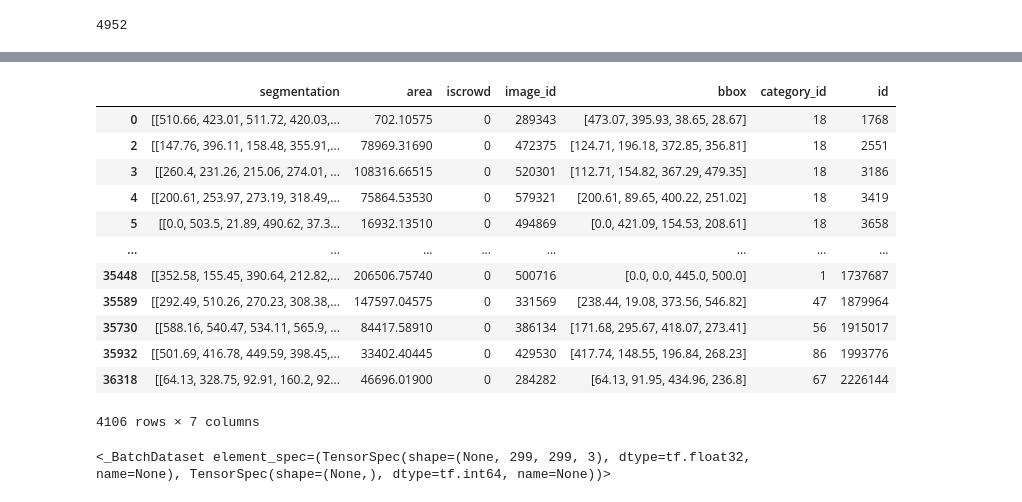
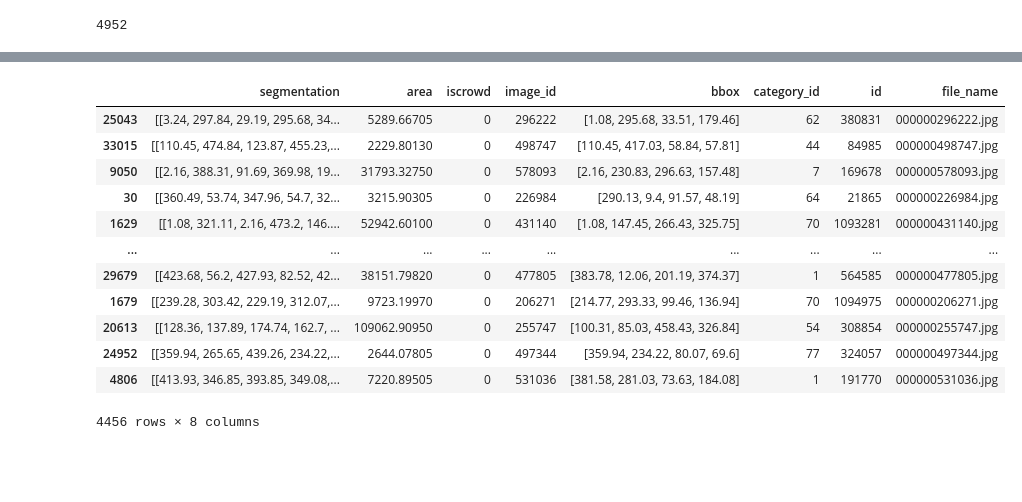
Before and after one commit to MatthewDulcich/Transformer-Image-Captioning, a Jupyter notebook: test.ipynb, the cells around one changed output, grey strips where cells are left out. Saved outputs shown, nothing was run; the diff lists cells and outputs as text; code cells hidden in the pictures; blank space fills up the shorter version.

```diff
--- a/test.ipynb
+++ b/test.ipynb
@@ -258,23 +236,19 @@ IMAGE_SIZE = (299, 299)
-# %%
-anns_df
-# %% [output]
-|  | segmentation | area | iscrowd | image_id | bbox | category_id | id |
-| 0 | [[510.66, 423.01, 511.72, 420.03,... | 702.10575 | 0 | 289343 | [473.07, 395.93, 38.65, 28.67] | 18 | 1768 |
-| 2 | [[147.76, 396.11, 158.48, 355.91,... | 78969.31690 | 0 | 472375 | [124.71, 196.18, 372.85, 356.81] | 18 | 2551 |
-| 3 | [[260.4, 231.26, 215.06, 274.01, ... | 108316.66515 | 0 | 520301 | [112.71, 154.82, 367.29, 479.35] | 18 | 3186 |
-| 4 | [[200.61, 253.97, 273.19, 318.49,... | 75864.53530 | 0 | 579321 | [200.61, 89.65, 400.22, 251.02] | 18 | 3419 |
-| 5 | [[0.0, 503.5, 21.89, 490.62, 37.3... | 16932.13510 | 0 | 494869 | [0.0, 421.09, 154.53, 208.61] | 18 | 3658 |
-| ... | ... | ... | ... | ... | ... | ... | ... |
-| 35448 | [[352.58, 155.45, 390.64, 212.82,... | 206506.75740 | 0 | 500716 | [0.0, 0.0, 445.0, 500.0] | 1 | 1737687 |
-| 35589 | [[292.49, 510.26, 270.23, 308.38,... | 147597.04575 | 0 | 331569 | [238.44, 19.08, 373.56, 546.82] | 47 | 1879964 |
-| 35730 | [[588.16, 540.47, 534.11, 565.9, ... | 84417.58910 | 0 | 386134 | [171.68, 295.67, 418.07, 273.41] | 56 | 1915017 |
-| 35932 | [[501.69, 416.78, 449.59, 398.45,... | 33402.40445 | 0 | 429530 | [417.74, 148.55, 196.84, 268.23] | 86 | 1993776 |
-| 36318 | [[64.13, 328.75, 92.91, 160.2, 92... | 46696.01900 | 0 | 284282 | [64.13, 91.95, 434.96, 236.8] | 67 | 2226144 |
-4106 rows × 7 columns
-# %%
-train_ds
-# %% [output]
-<_BatchDataset element_spec=(TensorSpec(shape=(None, 299, 299, 3), dtype=tf.float32, name=None), TensorSpec(shape=(None,), dtype=tf.int64, name=None))>
+# %%
+train_df
+# %% [output]
+|  | segmentation | area | iscrowd | image_id | bbox | category_id | id | file_name |
+| 25043 | [[3.24, 297.84, 29.19, 295.68, 34... | 5289.66705 | 0 | 296222 | [1.08, 295.68, 33.51, 179.46] | 62 | 380831 | 000000296222.jpg |
+| 33015 | [[110.45, 474.84, 123.87, 455.23,... | 2229.80130 | 0 | 498747 | [110.45, 417.03, 58.84, 57.81] | 44 | 84985 | 000000498747.jpg |
+| 9050 | [[2.16, 388.31, 91.69, 369.98, 19... | 31793.32750 | 0 | 578093 | [2.16, 230.83, 296.63, 157.48] | 7 | 169678 | 000000578093.jpg |
+| 30 | [[360.49, 53.74, 347.96, 54.7, 32... | 3215.90305 | 0 | 226984 | [290.13, 9.4, 91.57, 48.19] | 64 | 21865 | 000000226984.jpg |
+| 1629 | [[1.08, 321.11, 2.16, 473.2, 146.... | 52942.60100 | 0 | 431140 | [1.08, 147.45, 266.43, 325.75] | 70 | 1093281 | 000000431140.jpg |
+| ... | ... | ... | ... | ... | ... | ... | ... | ... |
+| 29679 | [[423.68, 56.2, 427.93, 82.52, 42... | 38151.79820 | 0 | 477805 | [383.78, 12.06, 201.19, 374.37] | 1 | 564585 | 000000477805.jpg |
+| 1679 | [[239.28, 303.42, 229.19, 312.07,... | 9723.19970 | 0 | 206271 | [214.77, 293.33, 99.46, 136.94] | 70 | 1094975 | 000000206271.jpg |
+| 20613 | [[128.36, 137.89, 174.74, 162.7, ... | 109062.90950 | 0 | 255747 | [100.31, 85.03, 458.43, 326.84] | 54 | 308854 | 000000255747.jpg |
+| 24952 | [[359.94, 265.65, 439.26, 234.22,... | 2644.07805 | 0 | 497344 | [359.94, 234.22, 80.07, 69.6] | 77 | 324057 | 000000497344.jpg |
+| 4806 | [[413.93, 346.85, 393.85, 349.08,... | 7220.89505 | 0 | 531036 | [381.58, 281.03, 73.63, 184.08] | 1 | 191770 | 000000531036.jpg |
+4456 rows × 8 columns
 # %%
 import tensorflow as tf
 from tensorflow.keras.applications.efficientnet import preprocess_input
```
Also changed, not shown: parts of 12 cells of this notebook.
